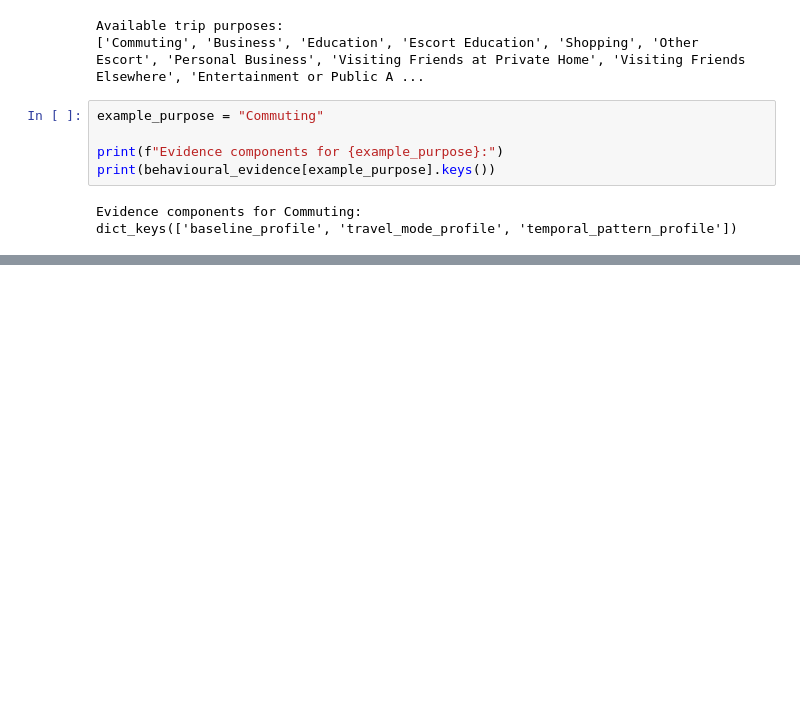
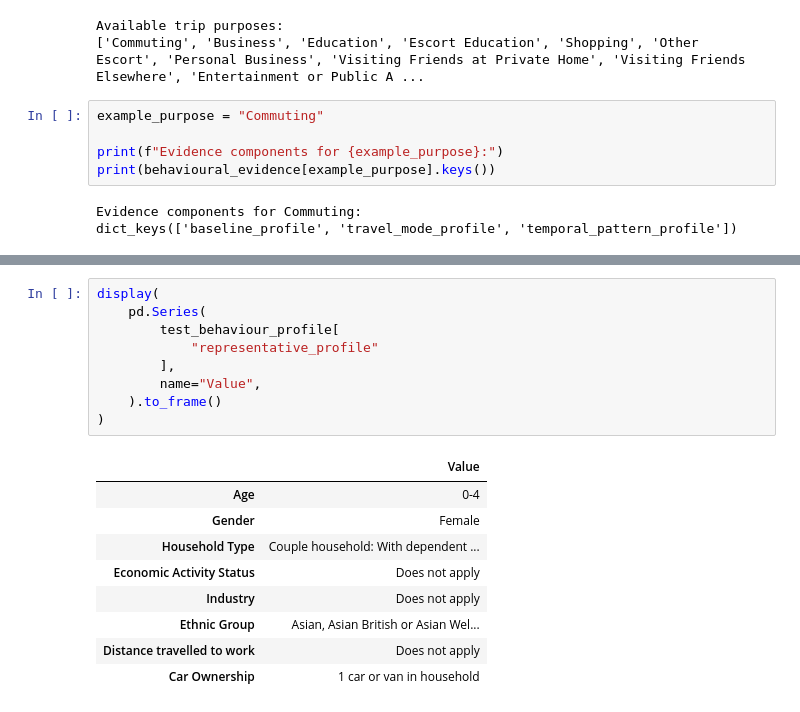
Before and after one commit to yuxinjiang1205/mobility-modelling-framework, a Jupyter notebook: notebooks/framework/construct_demographic_conditioned_behaviour.ipynb, the cells around one changed output, grey strips where cells are left out. Drawn from its saved outputs; the diff is of its cells as text; blank space fills up the shorter version.

```diff
--- a/notebooks/framework/construct_demographic_conditioned_behaviour.ipynb
+++ b/notebooks/framework/construct_demographic_conditioned_behaviour.ipynb
@@ -286,0 +701,19 @@ Trip purpose distribution validation: PASS
+# %%
+display(
+    pd.Series(
+        test_behaviour_profile[
+            "representative_profile"
+        ],
+        name="Value",
+    ).to_frame()
+)
+# %% [output]
+|  | Value |
+| Age | 0-4 |
+| Gender | Female |
+| Household Type | Couple household: With dependent ... |
+| Economic Activity Status | Does not apply |
+| Industry | Does not apply |
+| Ethnic Group | Asian, Asian British or Asian Wel... |
+| Distance travelled to work | Does not apply |
+| Car Ownership | 1 car or van in household |
```
Also changed, not shown: parts of 27 cells of this notebook.
